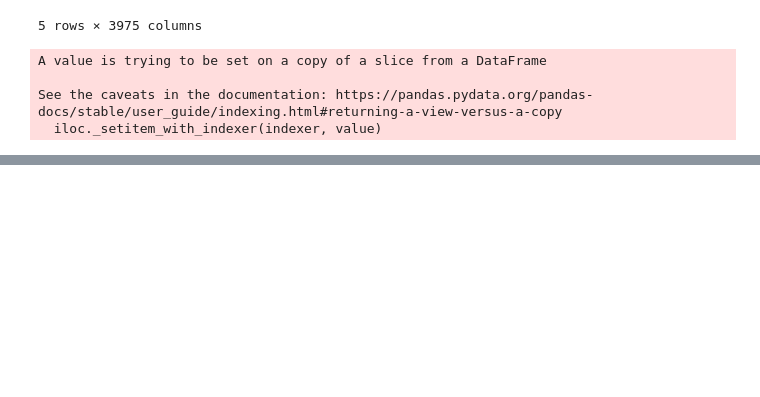
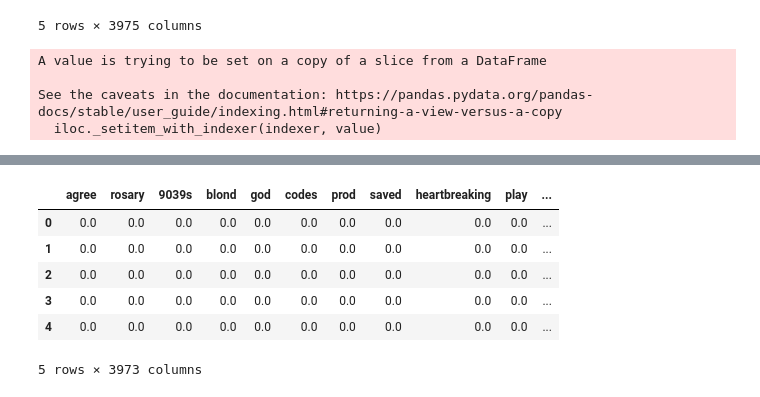
Before and after one commit to datarepresentation/spam-detector, a Jupyter notebook: spamDetector_EDA.ipynb, the cells around one changed output, grey strips where cells are left out. Cells and saved outputs as stored; diff of their text form; code cells hidden in the pictures; blank space fills up the shorter version.

```diff
--- a/spamDetector_EDA.ipynb
+++ b/spamDetector_EDA.ipynb
@@ -214,0 +287,10 @@ df.to_csv("df_clean.csv")
+# %%
+df_spam.head()
+# %% [output]
+|  | agree | rosary | 9039s | blond | god | codes | prod | saved | heartbreaking | play | ... |
+| 0 | 0.0 | 0.0 | 0.0 | 0.0 | 0.0 | 0.0 | 0.0 | 0.0 | 0.0 | 0.0 | ... |
+| 1 | 0.0 | 0.0 | 0.0 | 0.0 | 0.0 | 0.0 | 0.0 | 0.0 | 0.0 | 0.0 | ... |
+| 2 | 0.0 | 0.0 | 0.0 | 0.0 | 0.0 | 0.0 | 0.0 | 0.0 | 0.0 | 0.0 | ... |
+| 3 | 0.0 | 0.0 | 0.0 | 0.0 | 0.0 | 0.0 | 0.0 | 0.0 | 0.0 | 0.0 | ... |
+| 4 | 0.0 | 0.0 | 0.0 | 0.0 | 0.0 | 0.0 | 0.0 | 0.0 | 0.0 | 0.0 | ... |
+5 rows × 3973 columns
```
Also changed, not shown: parts of 15 cells of this notebook.
